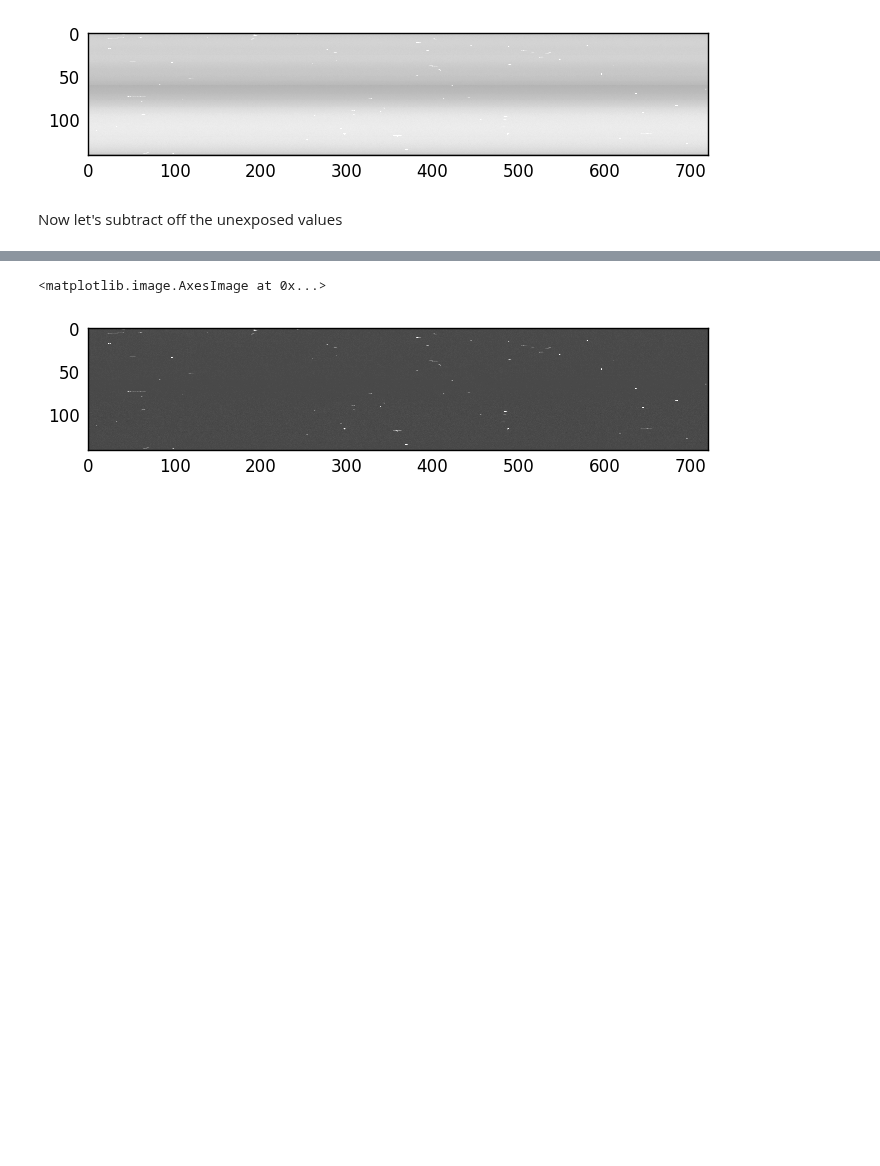
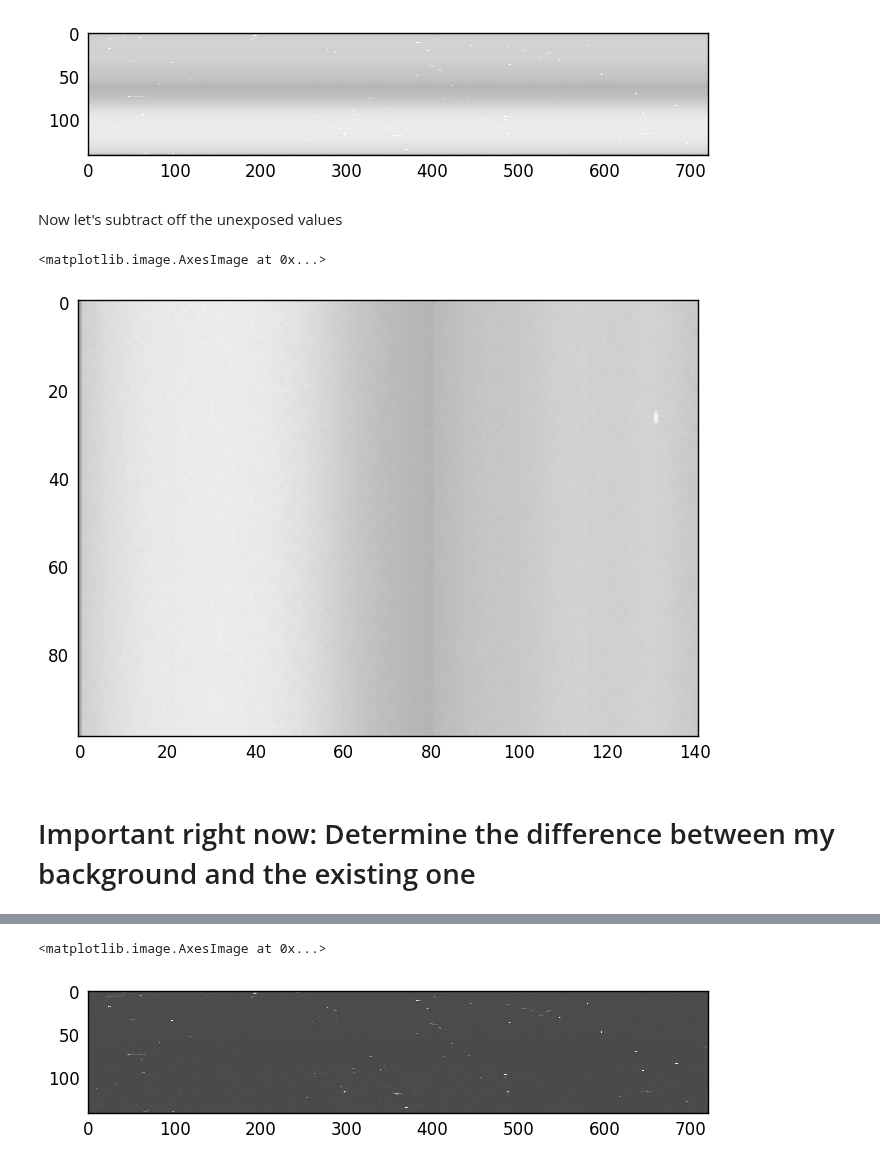
Before and after one commit to asierabreu/cosmics, a Jupyter notebook: analysis/bam_ralf/replication.ipynb, the cells around one changed output, grey strips where cells are left out. Drawn from its saved outputs; the diff is of its cells as text; code cells hidden in the pictures; blank space fills up the shorter version.

```diff
--- a/analysis/bam_ralf/replication.ipynb
+++ b/analysis/bam_ralf/replication.ipynb
@@ -42,4 +42,18 @@ print(extracted.shape)
 [figure]
 # %% [markdown]
 Now let's subtract off the unexposed values
+# %%
+# determine the background using outlier rejection
+unexposed = source[-99:,1:142].astype("float64")
+#unexposed = source[:99,1:142].astype("float64")  # not sure which one to take here
+background = np.zeros(141)
+sdevs = np.zeros(141)
+
+# out of curiosity, plot this part
+
+plt.grid(False)
+plt.imshow((unexposed),cmap='gray',norm=LogNorm(),vmin=1e3,vmax=4e3) # not rotated!
+# %% [output]
+<matplotlib.image.AxesImage at 0x...>
+[figure, added]
 # %%
@@ -57,5 +69,7 @@ sdevs = np.std(unexposed, axis=0)
 background = np.mean(unexposed, axis=0)
 
 background = np.rint(background).astype('uint16')
+# %% [markdown]
+# Important right now: Determine the difference between my background and the existing one
 # %%
 # plot for testing
```
Also changed, not shown: parts of 6 cells of this notebook, 2 other files.
